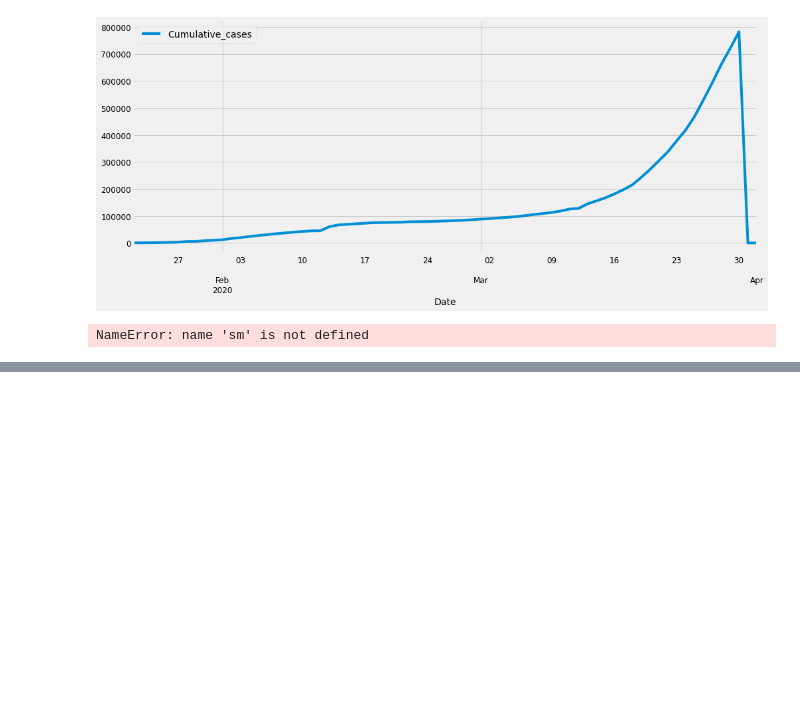
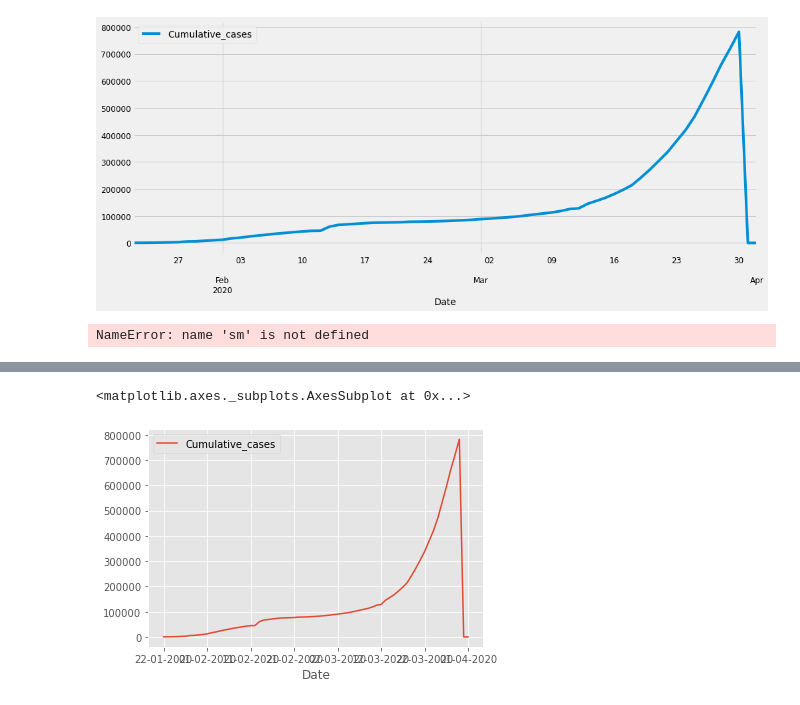
Before and after one commit to PanagiotaAlex/Covid-19-project, a Jupyter notebook: Time forecast.ipynb, the cells around one changed output, grey strips where cells are left out. Saved outputs shown, nothing was run; the diff lists cells and outputs as text; code cells hidden in the pictures; blank space fills up the shorter version.

```diff
--- a/Time forecast.ipynb
+++ b/Time forecast.ipynb
@@ -221,0 +226,3 @@ NameError: name 'sm' is not defined
+# %%
+data = pd.read_csv(r"C:\Users\user\OneDrive\Υπολογιστής\data\3\temperature.csv",squeeze=True)
+df = data.copy()
@@ -221,0 +238,16 @@ NameError: name 'sm' is not defined
+# %%
+unique_dates = df['Date'].unique()
+confirmed_cases = []
+
+
+for date in unique_dates:
+    date_wise = df['Date'] == date
+    test_data = df[date_wise]
+
+    confirmed_cases.append(test_data['Cumulative_cases'].sum())
+
+
+#Converting the lists to a pandas dataframe.
+
+df = {'Date' : unique_dates, 'Cumulative_cases' : confirmed_cases}
+df = pd.DataFrame(df)
@@ -221,0 +263,2 @@ NameError: name 'sm' is not defined
+# %%
+df.set_index('Date',inplace=True) #set date as the index
@@ -221,0 +311,2 @@ NameError: name 'sm' is not defined
+# %%
+df = df[0:71]
@@ -221,0 +325,5 @@ NameError: name 'sm' is not defined
+# %%
+df.plot()
+# %% [output]
+<matplotlib.axes._subplots.AxesSubplot at 0x...>
+[figure, added]
```
Also changed, not shown: parts of 19 cells of this notebook, 1 other file.
